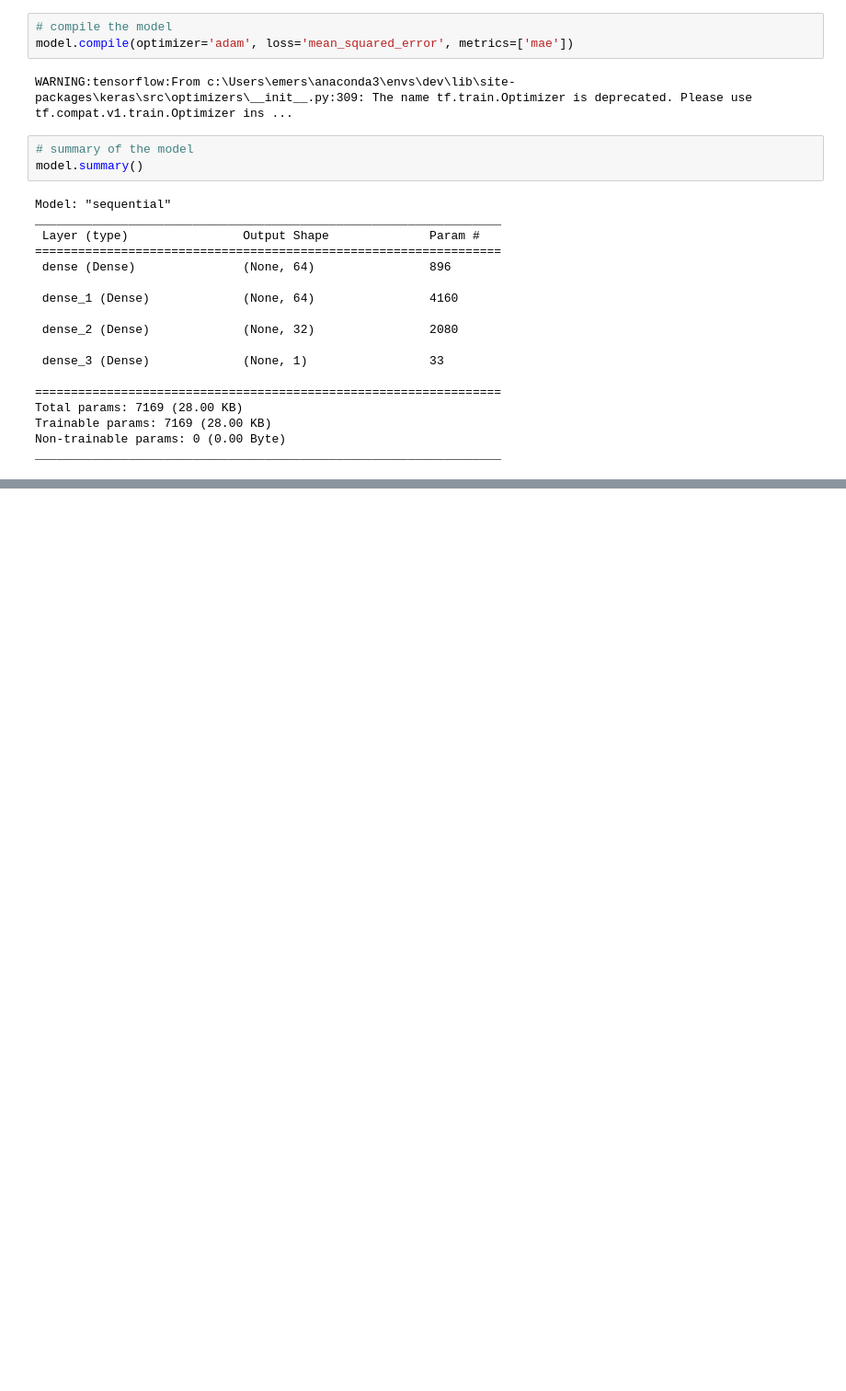
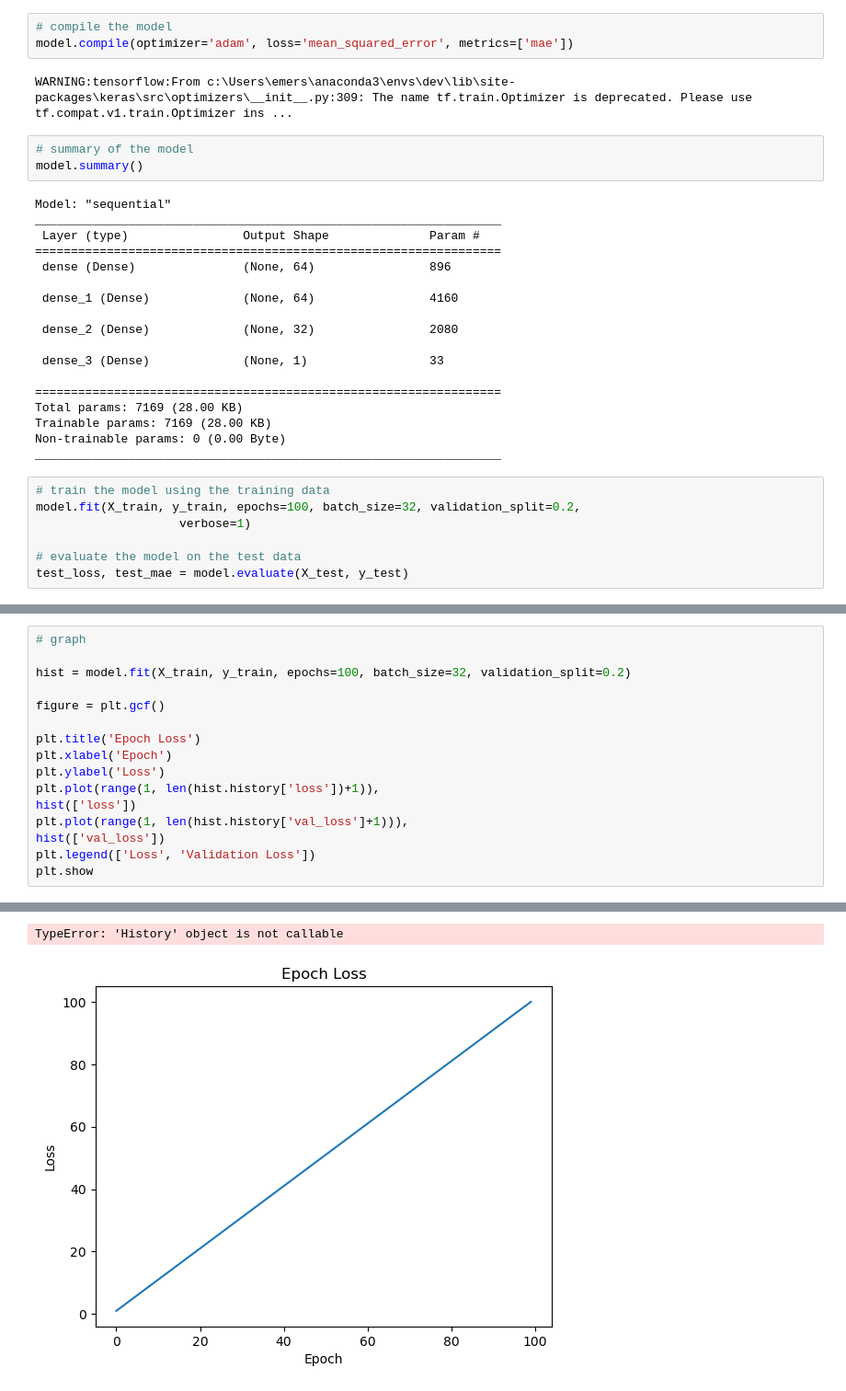
Before and after one commit to zemersonnn/Project_4, a Jupyter notebook: starter_code.ipynb, the cells around one changed output, grey strips where cells are left out. Shown at 92% size. Cells and saved outputs as stored; diff of their text form; blank space fills up the shorter version.

```diff
--- a/starter_code.ipynb
+++ b/starter_code.ipynb
@@ -84,3 +84,10 @@ Total params: 7169 (28.00 KB)
 Trainable params: 7169 (28.00 KB)
 Non-trainable params: 0 (0.00 Byte)
 _________________________________________________________________
+# %%
+# train the model using the training data
+model.fit(X_train, y_train, epochs=100, batch_size=32, validation_split=0.2,
+                    verbose=1)
+
+# evaluate the model on the test data
+test_loss, test_mae = model.evaluate(X_test, y_test)
@@ -86,0 +119,17 @@ _________________________________________________________________
+# %%
+# graph
+
+hist = model.fit(X_train, y_train, epochs=100, batch_size=32, validation_split=0.2)
+
+figure = plt.gcf()
+
+plt.title('Epoch Loss')
+plt.xlabel('Epoch')
+plt.ylabel('Loss')
+plt.plot(range(1, len(hist.history['loss'])+1)),
+hist(['loss'])
+plt.plot(range(1, len(hist.history['val_loss']+1))),
+hist(['val_loss'])
+plt.legend(['Loss', 'Validation Loss'])
+plt.show
+# %% [output]
@@ -86,0 +153,2 @@ _________________________________________________________________
+TypeError: 'History' object is not callable
+[figure, added]
```
Also changed, not shown: parts of 3 cells of this notebook.
